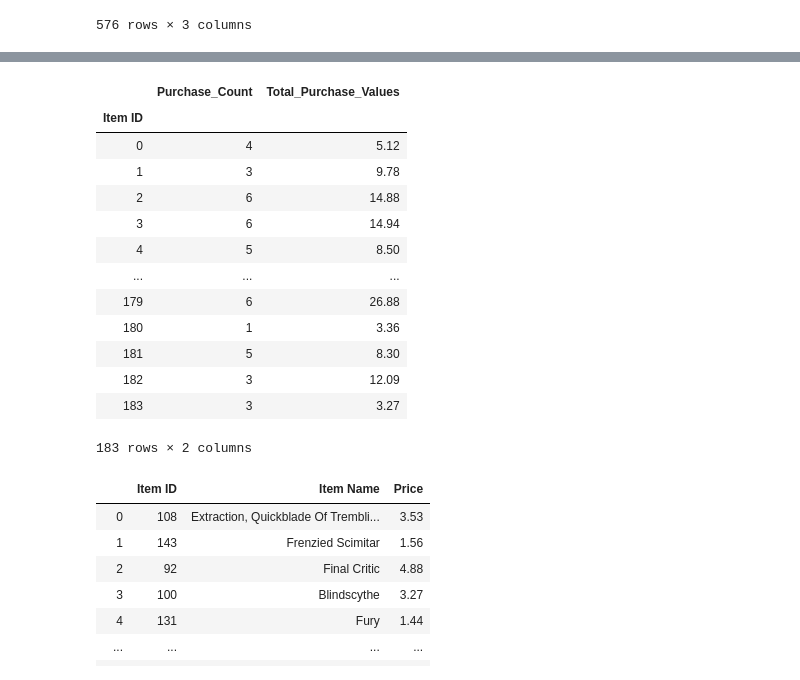
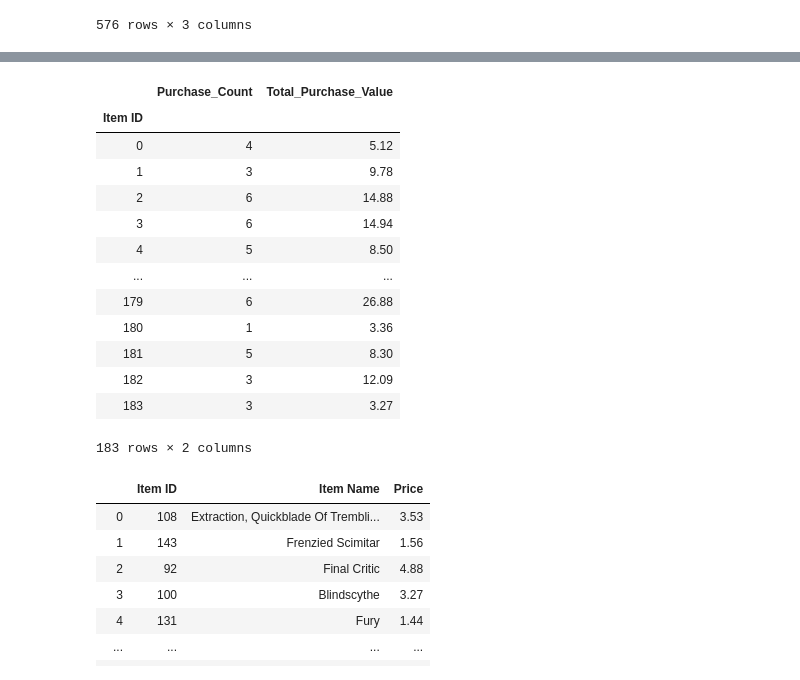
Before and after one commit to jran14/pandas-challenge, a Jupyter notebook: HerosOfPymoli/HerosOfPymoli.ipynb, the cells around one changed output, grey strips where cells are left out. Drawn from its saved outputs; the diff is of its cells as text; code cells hidden in the pictures.

```diff
--- a/HerosOfPymoli/HerosOfPymoli.ipynb
+++ b/HerosOfPymoli/HerosOfPymoli.ipynb
@@ -253,10 +282,10 @@ spenders_df
 # %%
 #MOST POPULAR ITEMS aggregate chart for purchase count and tota purchase values
 grouped_pop= purchase_data.groupby('Item ID').agg(Purchase_Count=pd.NamedAgg(column='Item ID', aggfunc='count'),
-                                                   Total_Purchase_Values=pd.NamedAgg(column='Price', aggfunc='sum'))
+                                                   Total_Purchase_Value=pd.NamedAgg(column='Price', aggfunc='sum'))
 grouped_pop
 # %% [output]
-|  | Purchase_Count | Total_Purchase_Values |
+|  | Purchase_Count | Total_Purchase_Value |
 | Item ID |  |  |
 | 0 | 4 | 5.12 |
 | 1 | 3 | 9.78 |
```
Also changed, not shown: parts of 13 cells of this notebook.
